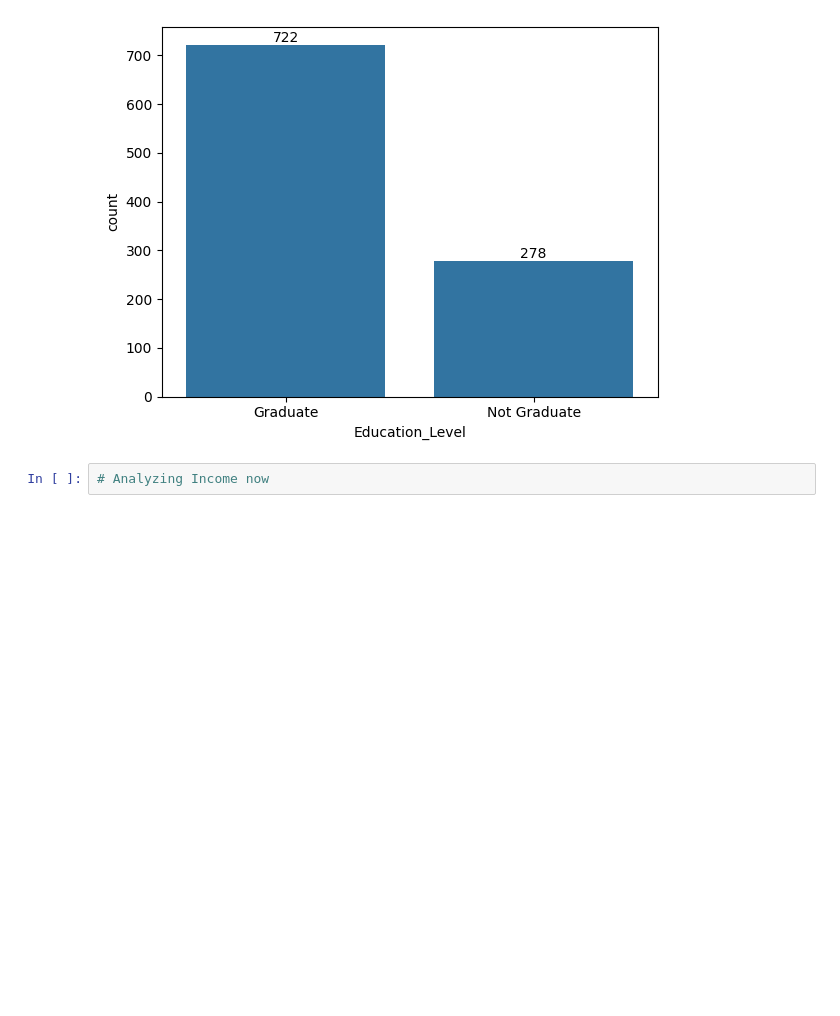
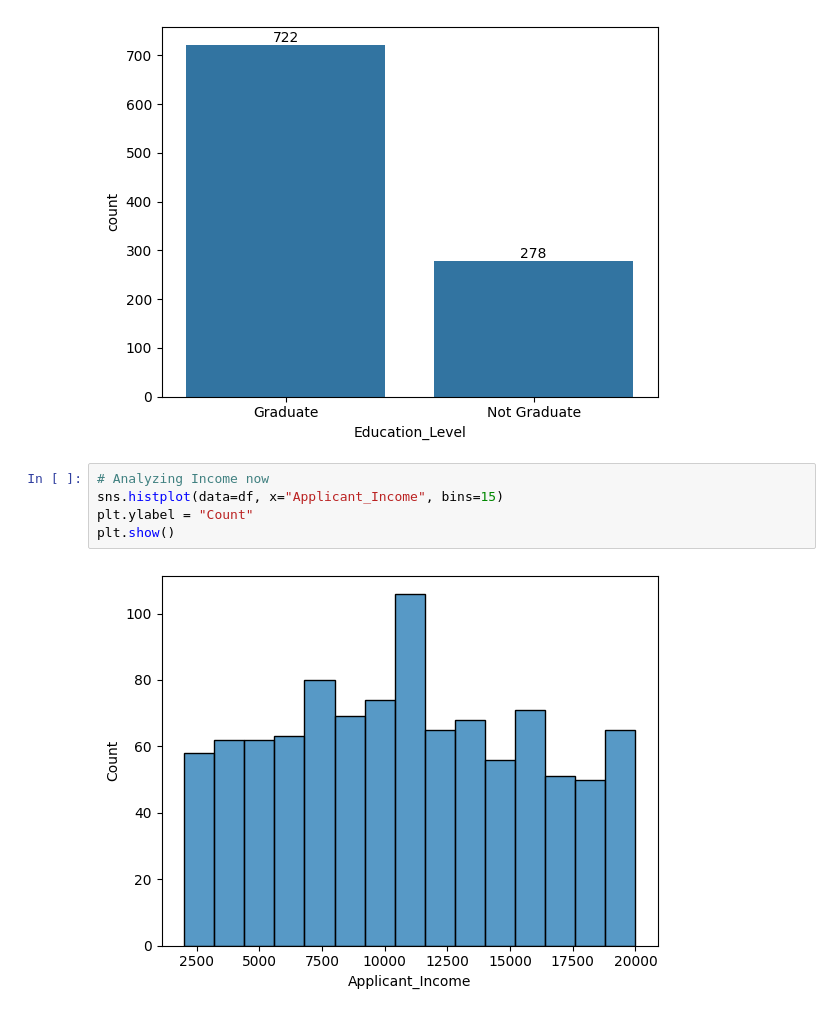
Before and after one commit to Vanshaj14Mohan/CreditWise-Loan-Approval-System, a Jupyter notebook: Files/main.ipynb, the cells around one changed output. Drawn from its saved outputs; the diff is of its cells as text; blank space fills up the shorter version.

```diff
--- a/Files/main.ipynb
+++ b/Files/main.ipynb
@@ -255,3 +255,8 @@ plt.show()
 [figure]
 # %%
 # Analyzing Income now
+sns.histplot(data=df, x="Applicant_Income", bins=15)
+plt.ylabel = "Count"
+plt.show()
+# %% [output]
+[figure, added]
```
Also changed, not shown: parts of 1 cell of this notebook.
